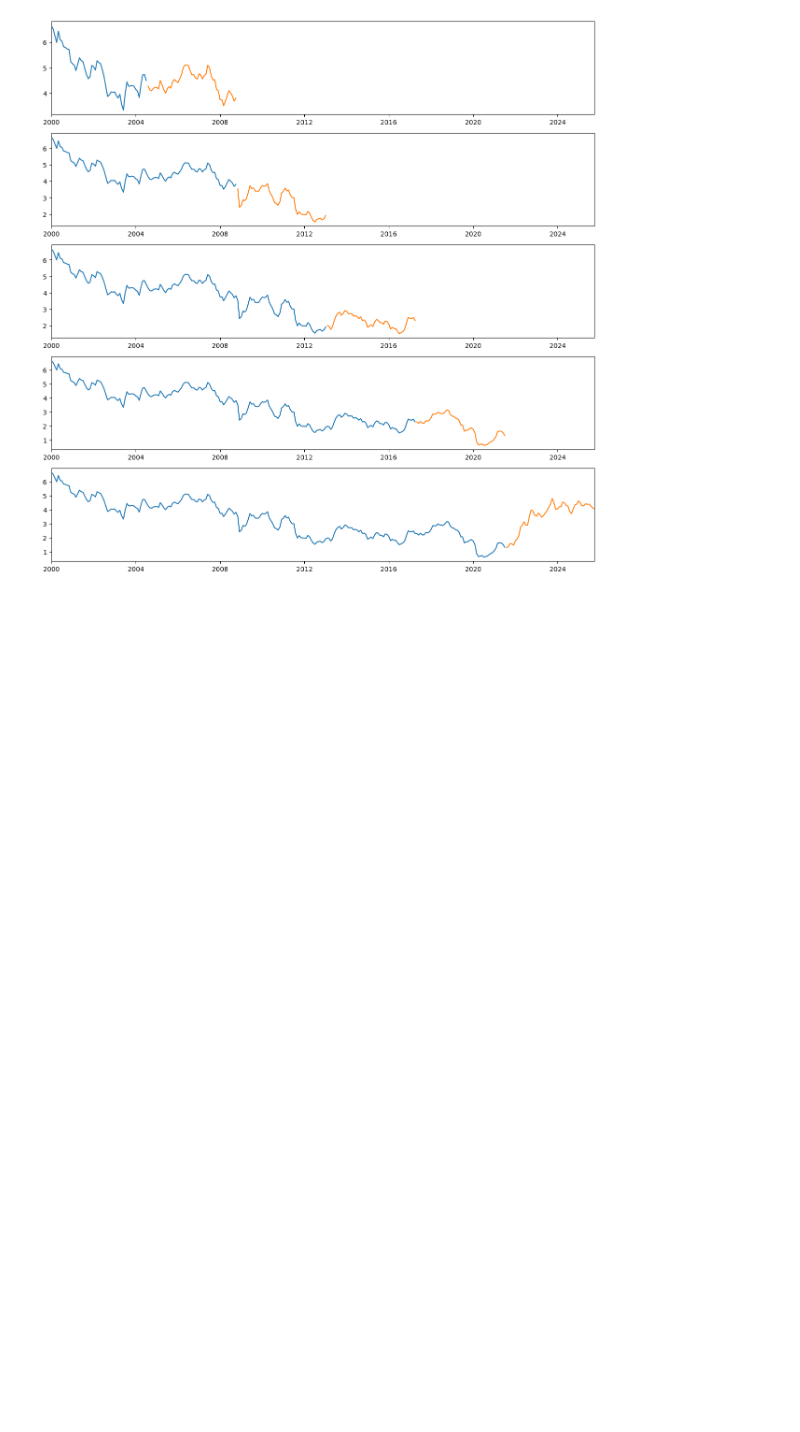
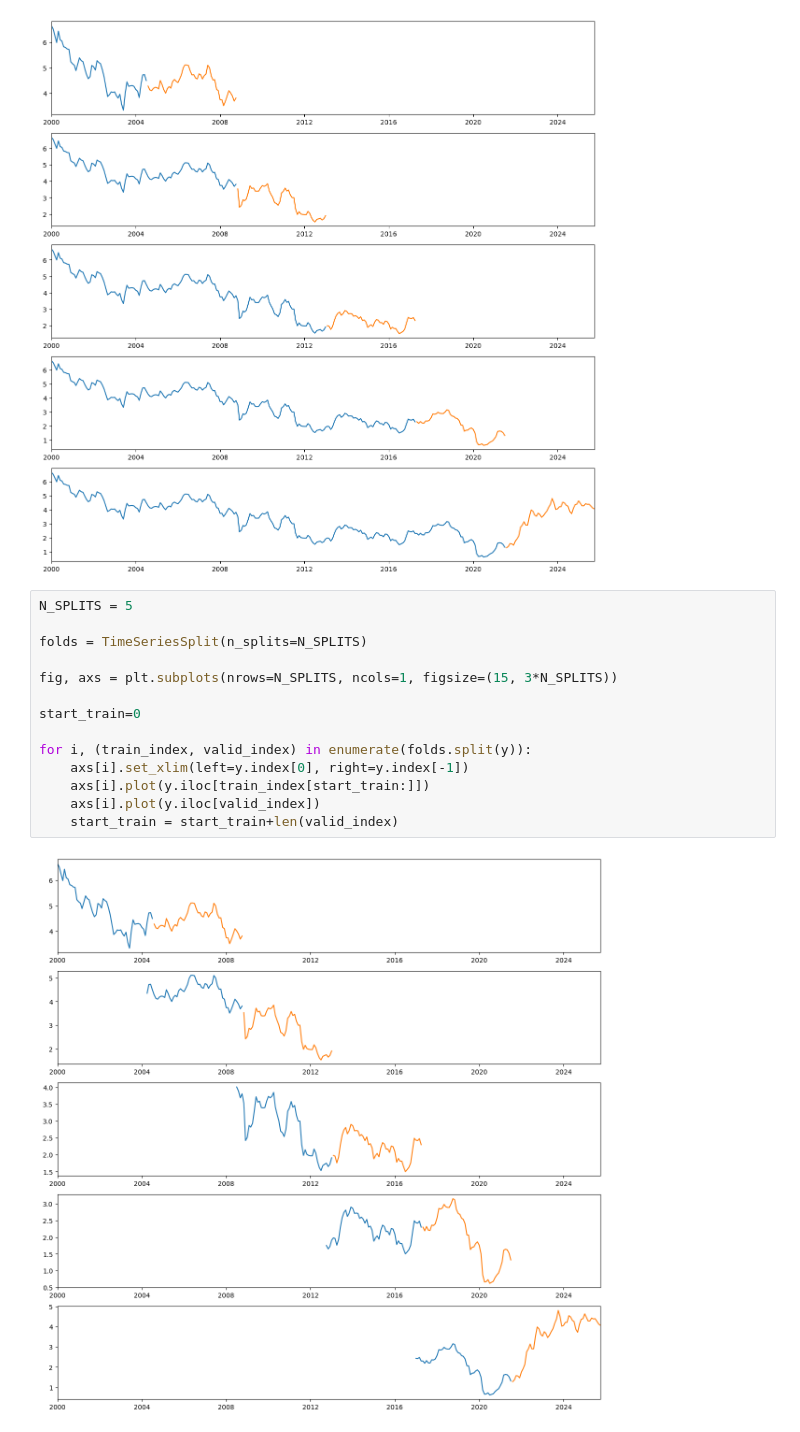
Before and after one commit to artamonoff/econometrica, a Jupyter notebook: time-series-analysis/jupyter-notebooks/cross-validation-viz.ipynb, the cells around one changed output. Drawn from its saved outputs; the diff is of its cells as text; blank space fills up the shorter version.

```diff
--- a/time-series-analysis/jupyter-notebooks/cross-validation-viz.ipynb
+++ b/time-series-analysis/jupyter-notebooks/cross-validation-viz.ipynb
@@ -27,3 +27,19 @@ for i, (train_index, valid_index) in enumerate(folds.split(y)):
 	axs[i].plot(y.iloc[valid_index])
 # %% [output]
 [figure]
+# %%
+N_SPLITS = 5
+
+folds = TimeSeriesSplit(n_splits=N_SPLITS)
+
+fig, axs = plt.subplots(nrows=N_SPLITS, ncols=1, figsize=(15, 3*N_SPLITS))
+
+start_train=0
+
+for i, (train_index, valid_index) in enumerate(folds.split(y)):
+	axs[i].set_xlim(left=y.index[0], right=y.index[-1])
+	axs[i].plot(y.iloc[train_index[start_train:]])
+	axs[i].plot(y.iloc[valid_index])
+	start_train = start_train+len(valid_index)
+# %% [output]
+[figure, added]
```
